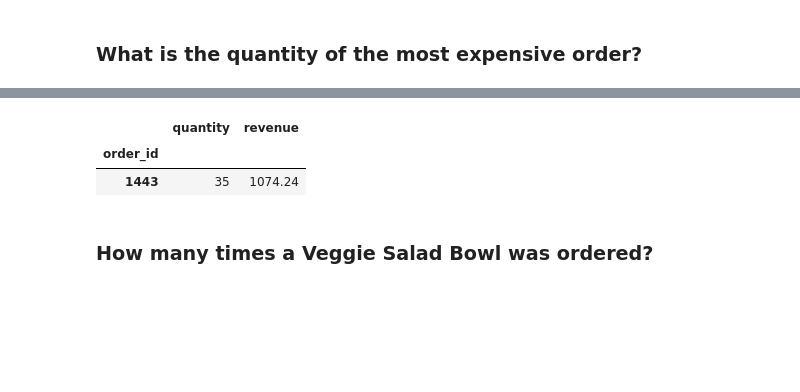
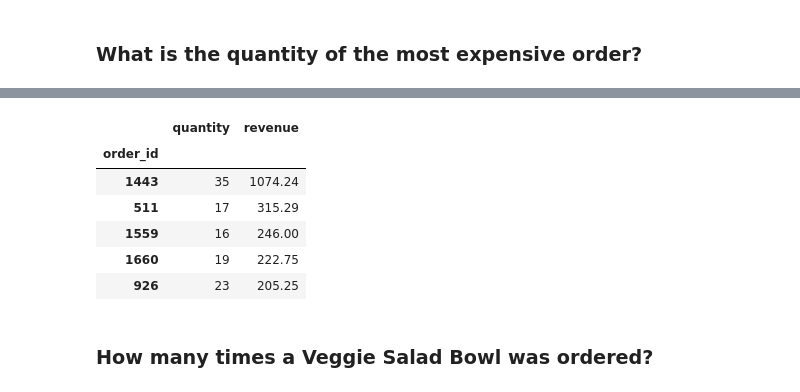
Before and after one commit to sergioamdiaz/ML-concepts, a Jupyter notebook: Module 2 - Pandas/Hands_On_Pandas - For Class.ipynb, the cells around one changed output, grey strips where cells are left out. Cells and saved outputs as stored; diff of their text form; code cells hidden in the pictures; blank space fills up the shorter version.

```diff
--- a/Module 2 - Pandas/Hands_On_Pandas - For Class.ipynb
+++ b/Module 2 - Pandas/Hands_On_Pandas - For Class.ipynb
@@ -203,5 +255,5 @@ chipo['item_price'] = chipo['item_price'].str.replace('$', '', regex=False).asty
 # %% [markdown]
 #### Reset the converstion back to string to try lambda function conversion
 # %%
-chipo = pd.read_csv("https://raw.githubusercontent.com/subashgandyer/datasets/main/chipotle.tsv", sep="\t")
-chipo
+# chipo = pd.read_csv("https://raw.githubusercontent.com/subashgandyer/datasets/main/chipotle.tsv", sep="\t")
+# chipo
@@ -222,8 +260,8 @@ chipo
 # %% [markdown]
 #### Create a lambda function and change the type of item price
 # %%
-float_converter = lambda x: float(x[1:-1])
-chipo.item_price_float_lam = chipo.item_price.apply(float_converter)
+# float_converter = lambda x: float(x[1:-1])
+# chipo.item_price_float_lam = chipo.item_price.apply(float_converter)
 # %% [markdown]
 #### Check the item price type
 # %%
@@ -331,11 +371,15 @@ chipo[ chipo.order_id == 1443]
 | 3603 | 1443 | 3 | Steak Burrito | [Fresh Tomato Salsa, [Rice, Black... | 27.75 | 83.25 |
 | 3604 | 1443 | 2 | Bottled Water | NaN | 3.00 | 6.00 |
 # %%
-chipo.groupby('order_id').agg({'quantity': sum , 'revenue': sum}).sort_values(by='revenue', ascending=False).head(1)
+chipo.groupby('order_id').agg({'quantity': sum , 'revenue': sum}).sort_values(by='revenue', ascending=False).head() # head(1)
 # %% [output]
 |  | quantity | revenue |
 | order_id |  |  |
 | 1443 | 35 | 1074.24 |
+| 511 | 17 | 315.29 |
+| 1559 | 16 | 246.00 |
+| 1660 | 19 | 222.75 |
+| 926 | 23 | 205.25 |
 # %% [markdown]
 ### How many times a Veggie Salad Bowl was ordered?
 # %%
```
Also changed, not shown: parts of 22 cells of this notebook, 15 other files.
